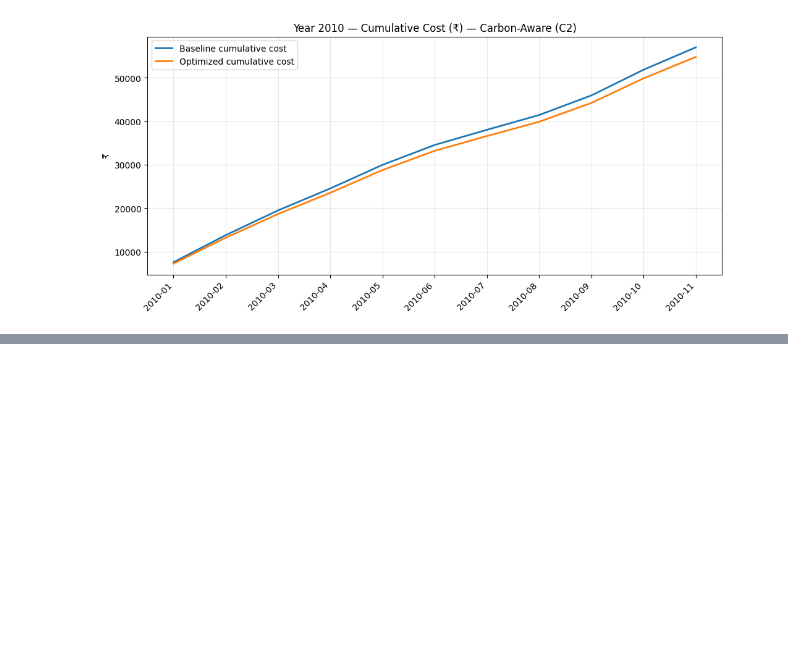
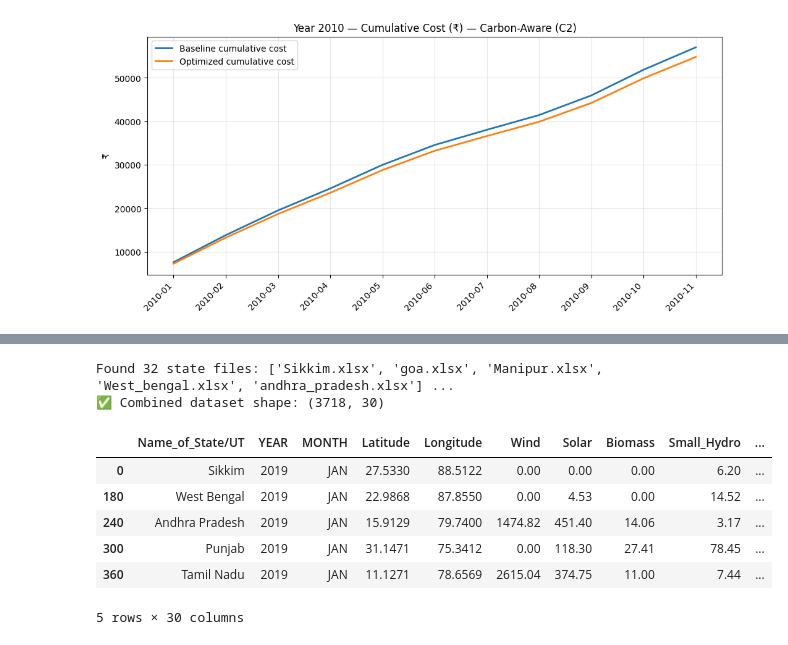
Before and after one commit to yashraj2310/Smart-energy-Forecast, a Jupyter notebook: smart-energy-forecasting-and-optimisation.ipynb, the cells around one changed output, grey strips where cells are left out. Saved outputs shown, nothing was run; the diff lists cells and outputs as text; code cells hidden in the pictures; blank space fills up the shorter version.

```diff
--- a/smart-energy-forecasting-and-optimisation.ipynb
+++ b/smart-energy-forecasting-and-optimisation.ipynb
@@ -2078,0 +2087,52 @@ joblib.dump(xgb_model, "/kaggle/working/xgb_forecast_model.pkl")
+# %%
+import os
+import pandas as pd
+
+# Define base path
+base_path = "/kaggle/input/renewable-energy-and-meteorological-data-of-india/STATEWISE_CLIMATE_RENEWABLEENERGY_DATA"
+
+# List all Excel files
+files = [f for f in os.listdir(base_path) if f.endswith(".xlsx")]
+print(f"Found {len(files)} state files:", files[:5], "...")
+
+# Initialize empty list for DataFrames
+dfs = []
+
+for file in files:
+    try:
+        state_name = file.replace(".xlsx", "")
+        df = pd.read_excel(os.path.join(base_path, file))
+        df["State"] = state_name
+
+        # Normalize column names (in case of inconsistent naming)
+        df.columns = [c.strip().replace(" ", "_").replace("-", "_") for c in df.columns]
+
+        # Convert to datetime if possible
+        if "Date" in df.columns:
+            df["Datetime"] = pd.to_datetime(df["Date"], errors="coerce")
+        elif "Timestamp" in df.columns:
+            df["Datetime"] = pd.to_datetime(df["Timestamp"], errors="coerce")
+        else:
+            df["Datetime"] = pd.date_range("2022-01-01", periods=len(df), freq="D")
+
+        dfs.append(df)
+    except Exception as e:
+        print(f"⚠️ Skipped {file}: {e}")
+
+# Concatenate all state-level data
+renew_df = pd.concat(dfs, ignore_index=True)
+renew_df = renew_df.sort_values(by="Datetime")
+
+# Preview merged data
+print("✅ Combined dataset shape:", renew_df.shape)
+renew_df.head()
+# %% [output]
+Found 32 state files: ['Sikkim.xlsx', 'goa.xlsx', 'Manipur.xlsx', 'West_bengal.xlsx', 'andhra_pradesh.xlsx'] ...
+✅ Combined dataset shape: (3718, 30)
+|  | Name_of_State/UT | YEAR | MONTH | Latitude | Longitude | Wind | Solar | Biomass | Small_Hydro | ... |
+| 0 | Sikkim | 2019 | JAN | 27.5330 | 88.5122 | 0.00 | 0.00 | 0.00 | 6.20 | ... |
+| 180 | West Bengal | 2019 | JAN | 22.9868 | 87.8550 | 0.00 | 4.53 | 0.00 | 14.52 | ... |
+| 240 | Andhra Pradesh | 2019 | JAN | 15.9129 | 79.7400 | 1474.82 | 451.40 | 14.06 | 3.17 | ... |
+| 300 | Punjab | 2019 | JAN | 31.1471 | 75.3412 | 0.00 | 118.30 | 27.41 | 78.45 | ... |
+| 360 | Tamil Nadu | 2019 | JAN | 11.1271 | 78.6569 | 2615.04 | 374.75 | 11.00 | 7.44 | ... |
+5 rows × 30 columns
```
Also changed, not shown: parts of 21 cells of this notebook.
